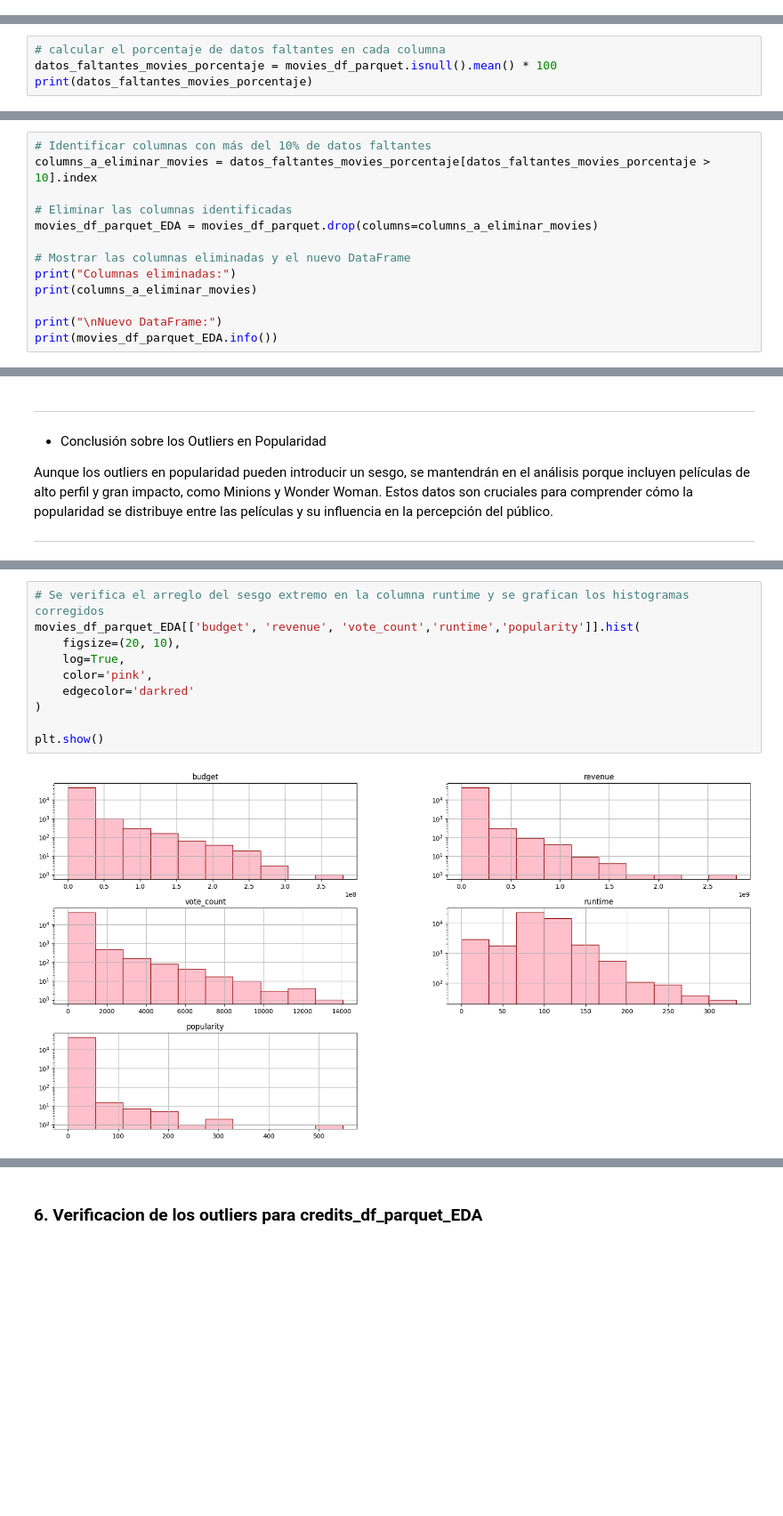
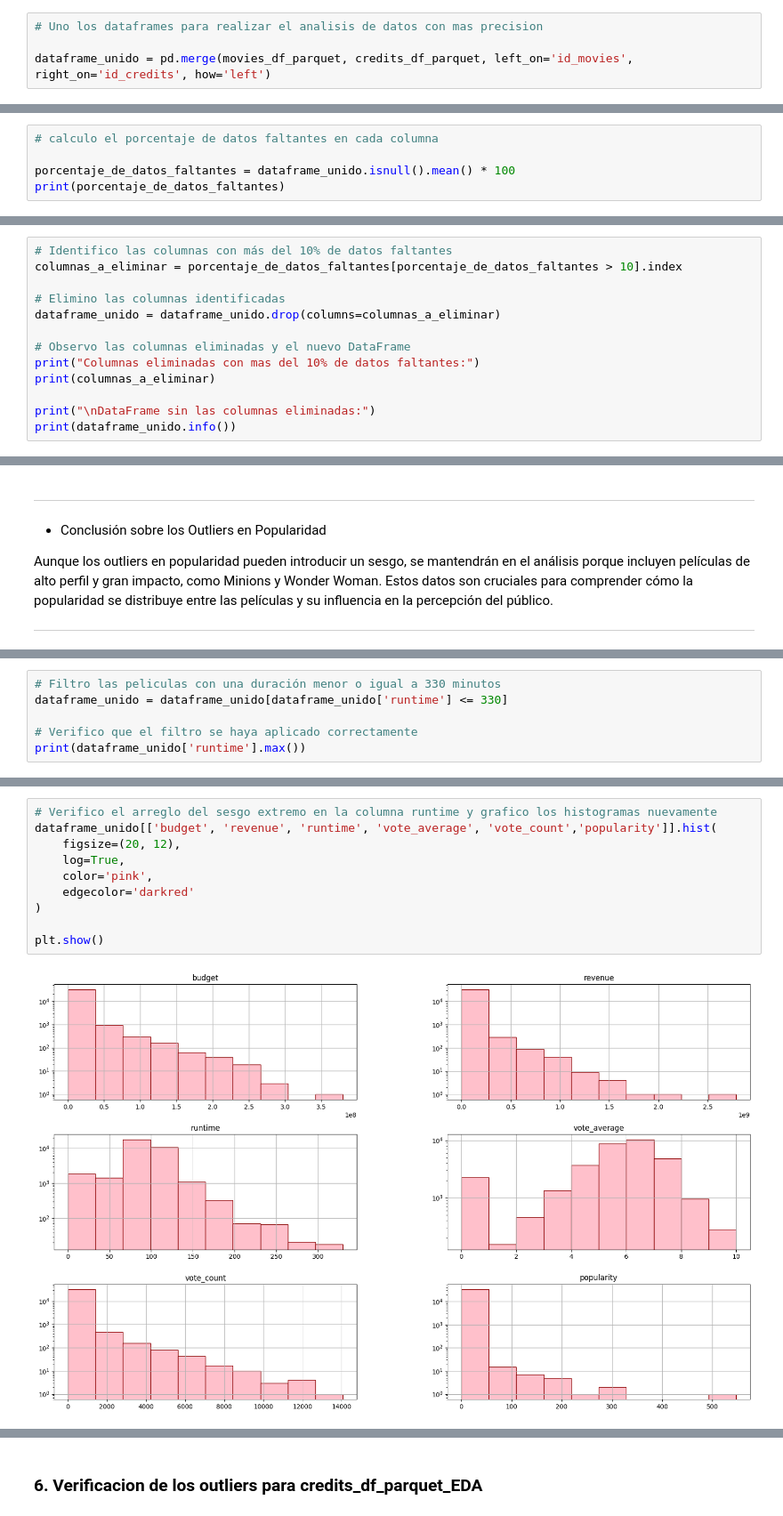
Before and after one commit to karenb54/Proyecto_recomendacion_de_peliculas_ml, a Jupyter notebook: EDA.ipynb, the cells around one changed output, grey strips where cells are left out. Shown at 89% size. Saved outputs shown, nothing was run; the diff lists cells and outputs as text; blank space fills up the shorter version.

```diff
--- a/EDA.ipynb
+++ b/EDA.ipynb
@@ -16,3 +16,7 @@ from collections import Counter
 credits_df_parquet = pd.read_parquet('Datasets/credits_dataset_parquet')
 movies_df_parquet = pd.read_parquet('Datasets/movies_dataset_parquet')
+# %%
+# Uno los dataframes para realizar el analisis de datos con mas precision
+
+dataframe_unido = pd.merge(movies_df_parquet, credits_df_parquet, left_on='id_movies', right_on='id_credits', how='left')
 # %% [markdown]
@@ -120,7 +87,8 @@ plt.show()
 # %%
-# calcular el porcentaje de datos faltantes en cada columna
-datos_faltantes_movies_porcentaje = movies_df_parquet.isnull().mean() * 100
-print(datos_faltantes_movies_porcentaje)
+# calculo el porcentaje de datos faltantes en cada columna
+
+porcentaje_de_datos_faltantes = dataframe_unido.isnull().mean() * 100
+print(porcentaje_de_datos_faltantes)
 # %% [output]
 budget                         0.000000
 id_movies                      0.000000
@@ -186,16 +110,16 @@ dtype: float64
 # %% [markdown]
 #### Revisando los graficos se toma la decision de quitar las columnas donde sus datos faltantes sean mayores al 10%, ademas se observa que estas columnas tampoco van a ser significativas al momento de realizar el modelo
 # %%
-# Identificar columnas con más del 10% de datos faltantes
-columns_a_eliminar_movies = datos_faltantes_movies_porcentaje[datos_faltantes_movies_porcentaje > 10].index
+# Identifico las columnas con más del 10% de datos faltantes
+columnas_a_eliminar = porcentaje_de_datos_faltantes[porcentaje_de_datos_faltantes > 10].index
 
-# Eliminar las columnas identificadas
-movies_df_parquet_EDA = movies_df_parquet.drop(columns=columns_a_eliminar_movies)
+# Elimino las columnas identificadas
+dataframe_unido = dataframe_unido.drop(columns=columnas_a_eliminar)
 
-# Mostrar las columnas eliminadas y el nuevo DataFrame
-print("Columnas eliminadas:")
-print(columns_a_eliminar_movies)
+# Observo las columnas eliminadas y el nuevo DataFrame
+print("Columnas eliminadas con mas del 10% de datos faltantes:")
+print(columnas_a_eliminar)
 
-print("\nNuevo DataFrame:")
-print(movies_df_parquet_EDA.info())
+print("\nDataFrame sin las columnas eliminadas:")
+print(dataframe_unido.info())
 # %% [output]
@@ -505,0 +400,6 @@ Aunque los outliers en popularidad pueden introducir un sesgo, se mantendrán en
+# %%
+# Filtro las peliculas con una duración menor o igual a 330 minutos
+dataframe_unido = dataframe_unido[dataframe_unido['runtime'] <= 330]
+
+# Verifico que el filtro se haya aplicado correctamente
+print(dataframe_unido['runtime'].max())
@@ -531,13 +421,13 @@ print(movies_df_parquet_EDA['runtime'].max())  # Debería mostrar 332
 # %%
-# Se verifica el arreglo del sesgo extremo en la columna runtime y se grafican los histogramas corregidos
-movies_df_parquet_EDA[['budget', 'revenue', 'vote_count','runtime','popularity']].hist(
-    figsize=(20, 10),
+# Verifico el arreglo del sesgo extremo en la columna runtime y grafico los histogramas nuevamente
+dataframe_unido[['budget', 'revenue', 'runtime', 'vote_average', 'vote_count','popularity']].hist(
+    figsize=(20, 12),
     log=True,
     color='pink',
     edgecolor='darkred'
 )
 
 plt.show()
 # %% [output]
-[figure, old version]
+[figure, new version]
 # %%
```
Also changed, not shown: parts of 59 cells of this notebook, 3 other files.
